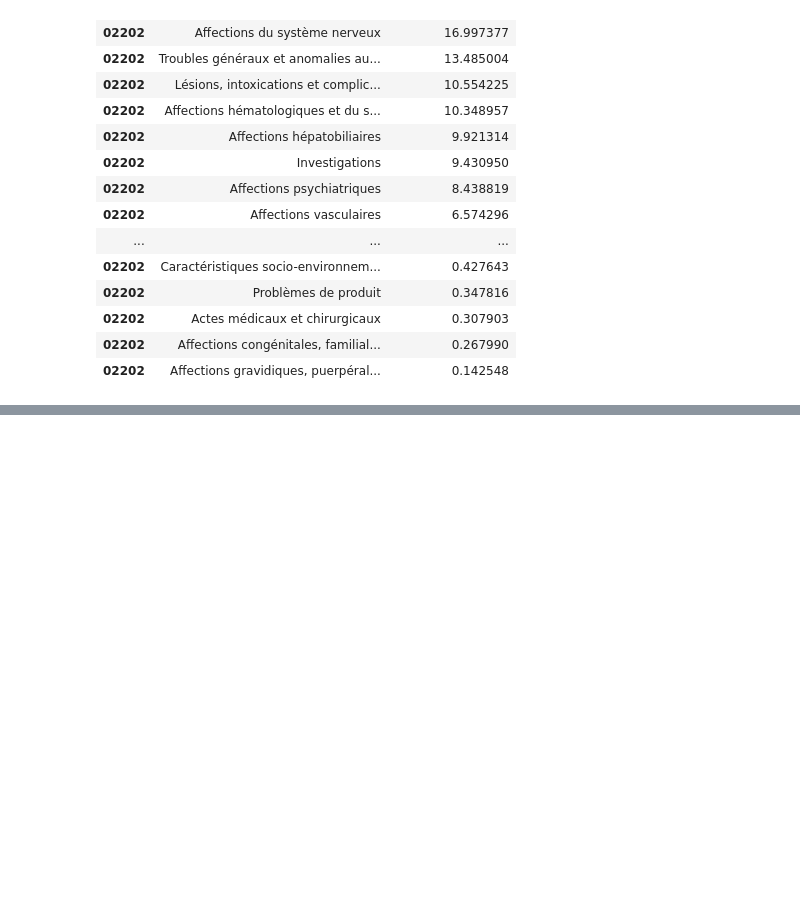
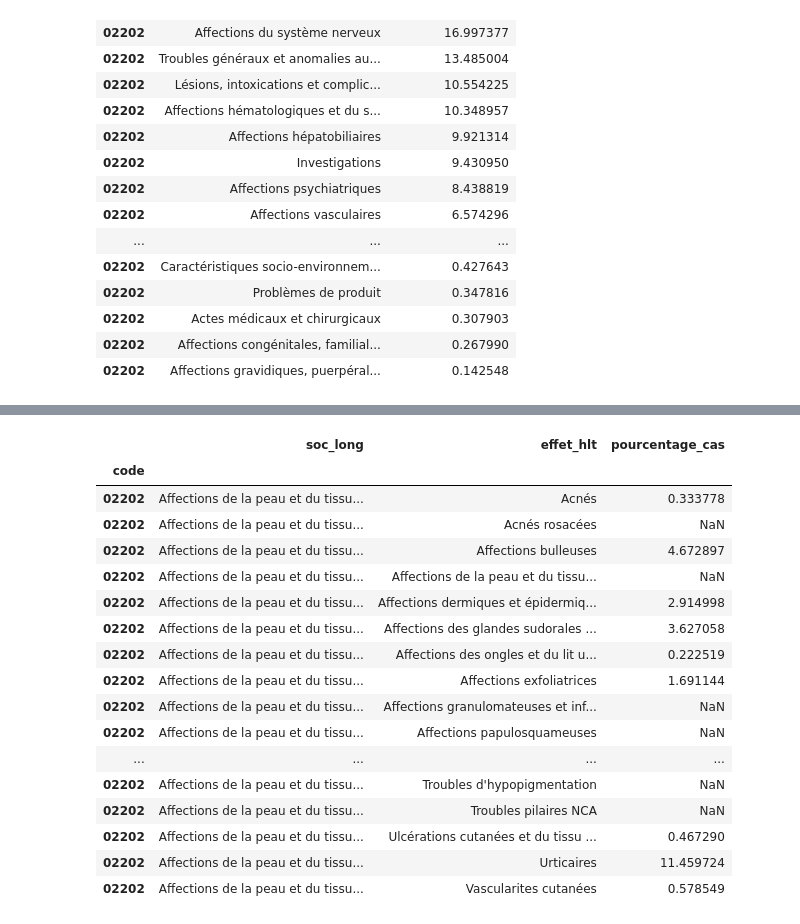
Before and after one commit to jmunozz/datamed, a Jupyter notebook: analysis/notebooks/graphiques_substance.ipynb, the cells around one changed output, grey strips where cells are left out. Saved outputs shown, nothing was run; the diff lists cells and outputs as text; code cells hidden in the pictures; blank space fills up the shorter version.

```diff
--- a/analysis/notebooks/graphiques_substance.ipynb
+++ b/analysis/notebooks/graphiques_substance.ipynb
@@ -268,0 +275,6 @@ fig.show()
+# %%
+# Sélection d'un soc_long
+soc_long = "Affections de la peau et du tissu sous-cutané"
+# %%
+df_hlt = pd.read_sql("substance_hlt_ordei", con=engine, index_col="code")
+df_hlt.loc[code].sort_values(by="pourcentage_cas", ascending=False)
@@ -268,0 +296,21 @@ fig.show()
+# %%
+df_hlt[df_hlt.soc_long == soc_long].loc[code]
+# %% [output]
+|  | soc_long | effet_hlt | pourcentage_cas |
+| code |  |  |  |
+| 02202 | Affections de la peau et du tissu... | Acnés | 0.333778 |
+| 02202 | Affections de la peau et du tissu... | Acnés rosacées | NaN |
+| 02202 | Affections de la peau et du tissu... | Affections bulleuses | 4.672897 |
+| 02202 | Affections de la peau et du tissu... | Affections de la peau et du tissu... | NaN |
+| 02202 | Affections de la peau et du tissu... | Affections dermiques et épidermiq... | 2.914998 |
+| 02202 | Affections de la peau et du tissu... | Affections des glandes sudorales ... | 3.627058 |
+| 02202 | Affections de la peau et du tissu... | Affections des ongles et du lit u... | 0.222519 |
+| 02202 | Affections de la peau et du tissu... | Affections exfoliatrices | 1.691144 |
+| 02202 | Affections de la peau et du tissu... | Affections granulomateuses et inf... | NaN |
+| 02202 | Affections de la peau et du tissu... | Affections papulosquameuses | NaN |
+| ... | ... | ... | ... |
+| 02202 | Affections de la peau et du tissu... | Troubles d'hypopigmentation | NaN |
+| 02202 | Affections de la peau et du tissu... | Troubles pilaires NCA | NaN |
+| 02202 | Affections de la peau et du tissu... | Ulcérations cutanées et du tissu ... | 0.467290 |
+| 02202 | Affections de la peau et du tissu... | Urticaires | 11.459724 |
+| 02202 | Affections de la peau et du tissu... | Vascularites cutanées | 0.578549 |
```
Also changed, not shown: parts of 6 cells of this notebook.
